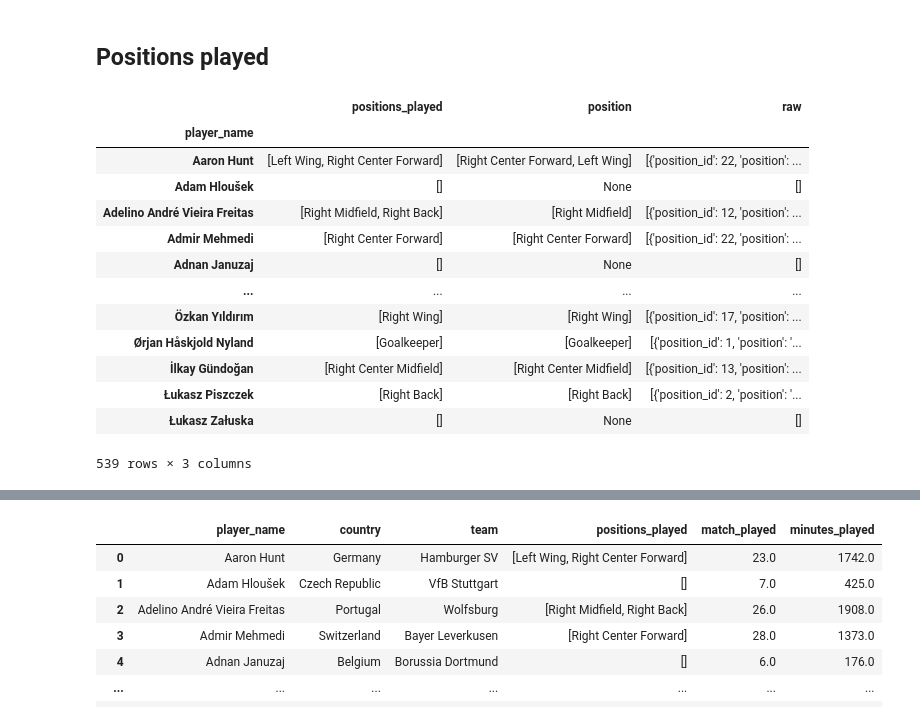
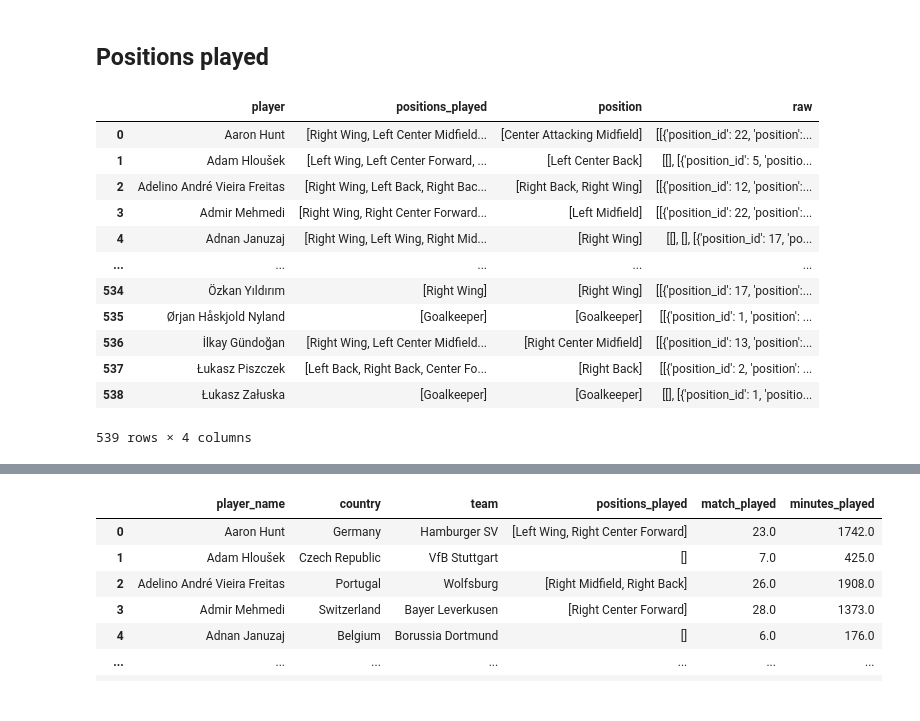
Before and after one commit to allorenz/football-player-similarity, a Jupyter notebook: src/feature_standard_stats.ipynb, the cells around one changed output, grey strips where cells are left out. Saved outputs shown, nothing was run; the diff lists cells and outputs as text; code cells hidden in the pictures.

```diff
--- a/src/feature_standard_stats.ipynb
+++ b/src/feature_standard_stats.ipynb
@@ -41,6 +41,8 @@ def get_most_frequent_pos(input_list):
         counter = Counter(input_list)
         max_count = max(counter.values())
         most_frequent_pos = [item for item, count in counter.items() if count == max_count]
+        if len(most_frequent_pos)==1:
+            return most_frequent_pos[0]
     except:
         most_frequent_pos = None
     return most_frequent_pos
@@ -128,7 +130,7 @@ def analyze_standard_stats(df):
         )
 
     log_step("Retrieve Lineups from API to map team, country, and positions_played")
-    df_team_country = pd.DataFrame()
+    df_team_country_concated = pd.DataFrame()
     # load and stack matches
     for match_id in tqdm(match_ids, desc="Retrieving Lineups per game from API", unit="match"):
         lineups = sb.lineups(match_id=match_id) # ["Hertha Berlin"]
@@ -136,22 +138,25 @@ def analyze_standard_stats(df):
         for team in lineups.keys():
             player_information = lineups[team].loc[:, ["player_name","country","positions"]]
             player_information["team"] = team
-            df_team_country = pd.concat([df_team_country, player_information], axis=0)
+            df_team_country_concated = pd.concat([df_team_country_concated, player_information], axis=0)
 
-    df_team_country = df_team_country.drop_duplicates(subset=['player_name'])
+    df_team_country = df_team_country_concated.drop_duplicates(subset=['player_name'])
+    df_team_country = df_team_country.rename({"player_name" : "player"},axis=1)
 
     log_step("Process positions")
-    positions_played_df = get_positions_played(df_team_country)
+    positions_played_df = get_positions_played(df_team_country_concated)
+    positions_played_df = positions_played_df.reset_index(drop=False).rename({"player_name" : "player"},axis=1)
 
     log_step("Merge to final dataframe")
-    # merge df_match_minutes_played and df_team_country to standard_stats
-    standard_stats = pd.merge(left=df_match_minutes_played, right=df_team_country,left_on="player",right_on="player_name", how="right")
+    # merge player position to standard stats
+    standard_stats = pd.merge(left=df_match_minutes_played, right=positions_played_df, on="player", how="right")
+    standard_stats = standard_stats.fillna(0) # player with nan did not play
 
-    # merge player position to standard stats
-    standard_stats = pd.merge(left=standard_stats, right=positions_played_df ,left_on="player_name",right_on="player_name", how="right")
+    # merge country and team to standard stats
+    standard_stats = pd.merge(left=standard_stats, right=df_team_country,on="player", how="left")
 
     # reorder columns and keep only relevant
-    standard_stats = standard_stats[["player_name", "country","team","positions_played","match_played","minutes_played"]]
+    standard_stats = standard_stats[["player","country","team","position","match_played","minutes_played","subbed_in","subbed_out","positions_played"]]
 
     return standard_stats
 
@@ -184,7 +230,8 @@ result_df.to_csv("../data/standard_stats.csv",index=False)
 # %% [markdown]
 ## __Minutes played, matches played__
 # %%
-columns = ["player", "match_id","minute" ,"substitution_replacement","substitution_outcome"] # "timestamp"
+df = dataloader.get_data()
+columns = ["player", "match_id","position","minute" ,"substitution_replacement","substitution_outcome"] # "timestamp"
 match_a = df.loc[(df["match_id"]==3890324), columns]
 match_b = df.loc[(df["match_id"]==3890505), columns]
 
@@ -333,7 +380,7 @@ for match_id in matche_ids:
         player_information["team"] = team
         df_team_country = pd.concat([df_team_country, player_information], axis=0)
 
-df_team_country = df_team_country.drop_duplicates(subset=['player_name'])
+# df_team_country = df_team_country.drop_duplicates(subset=['player_name'])
 df_team_country
 # %% [output]
 |  | player_name | country | positions | team |
@@ -382,44 +410,48 @@ def get_most_frequent_pos(input_list):
     except:
         most_frequent_pos = None
     return most_frequent_pos
 
 def extract_positions(positions,unique=False):
     # Flatten the array of lists into a single list
     flattened_positions = np.concatenate(positions.values).tolist()
     # Check if the entire flattened list is empty
     if all(len(pos_list) == 0 for pos_list in flattened_positions):
         return []
     # Extract positions from the dictionaries
 
     if unique:
         positions = [pos["position"] for pos in flattened_positions if "position" in pos]
         return list(set(positions))
 
     else:
         return [pos["position"] for pos in flattened_positions if "position" in pos]
 
 def get_positions_played(df):
     positions_played_df = df.groupby("player_name").agg(
         positions_played=("positions", lambda x: extract_positions(x, unique=True)),
         position=("positions", lambda x: get_most_frequent_pos(x)),
         raw=("positions", lambda x: x)
     )
     return positions_played_df
 
+# 3890548 - kimmich played
+# test = sb.lineups(match_id=3890548)["Bayern Munich"]
+# test = get_positions_played(test)
+# test
 positions_played_df = get_positions_played(df_team_country)
+positions_played_df = positions_played_df.reset_index(drop=False).rename({"player_name" : "player"},axis=1)
 positions_played_df
 # %% [output]
-|  | positions_played | position | raw |
-| player_name |  |  |  |
-| Aaron Hunt | [Left Wing, Right Center Forward] | [Right Center Forward, Left Wing] | [{'position_id': 22, 'position': ... |
-| Adam Hloušek | [] | None | [] |
-| Adelino André Vieira Freitas | [Right Midfield, Right Back] | [Right Midfield] | [{'position_id': 12, 'position': ... |
-| Admir Mehmedi | [Right Center Forward] | [Right Center Forward] | [{'position_id': 22, 'position': ... |
-| Adnan Januzaj | [] | None | [] |
-| ... | ... | ... | ... |
-| Özkan Yıldırım | [Right Wing] | [Right Wing] | [{'position_id': 17, 'position': ... |
-| Ørjan Håskjold Nyland | [Goalkeeper] | [Goalkeeper] | [{'position_id': 1, 'position': '... |
-| İlkay Gündoğan | [Right Center Midfield] | [Right Center Midfield] | [{'position_id': 13, 'position': ... |
-| Łukasz Piszczek | [Right Back] | [Right Back] | [{'position_id': 2, 'position': '... |
-| Łukasz Załuska | [] | None | [] |
+|  | player | positions_played | position | raw |
+| 0 | Aaron Hunt | [Right Wing, Left Center Midfield... | [Center Attacking Midfield] | [[{'position_id': 22, 'position':... |
+| 1 | Adam Hloušek | [Left Wing, Left Center Forward, ... | [Left Center Back] | [[], [{'position_id': 5, 'positio... |
+| 2 | Adelino André Vieira Freitas | [Right Wing, Left Back, Right Bac... | [Right Back, Right Wing] | [[{'position_id': 12, 'position':... |
+| 3 | Admir Mehmedi | [Right Wing, Right Center Forward... | [Left Midfield] | [[{'position_id': 22, 'position':... |
+| 4 | Adnan Januzaj | [Right Wing, Left Wing, Right Mid... | [Right Wing] | [[], [], [{'position_id': 17, 'po... |
+| ... | ... | ... | ... | ... |
+| 534 | Özkan Yıldırım | [Right Wing] | [Right Wing] | [[{'position_id': 17, 'position':... |
+| 535 | Ørjan Håskjold Nyland | [Goalkeeper] | [Goalkeeper] | [[{'position_id': 1, 'position': ... |
+| 536 | İlkay Gündoğan | [Right Wing, Left Center Midfield... | [Right Center Midfield] | [[{'position_id': 13, 'position':... |
+| 537 | Łukasz Piszczek | [Left Back, Right Back, Center Fo... | [Right Back] | [[{'position_id': 2, 'position': ... |
+| 538 | Łukasz Załuska | [Goalkeeper] | [Goalkeeper] | [[], [{'position_id': 1, 'positio... |
-539 rows × 3 columns
+539 rows × 4 columns
```
Also changed, not shown: parts of 13 cells of this notebook, 1 other file.
